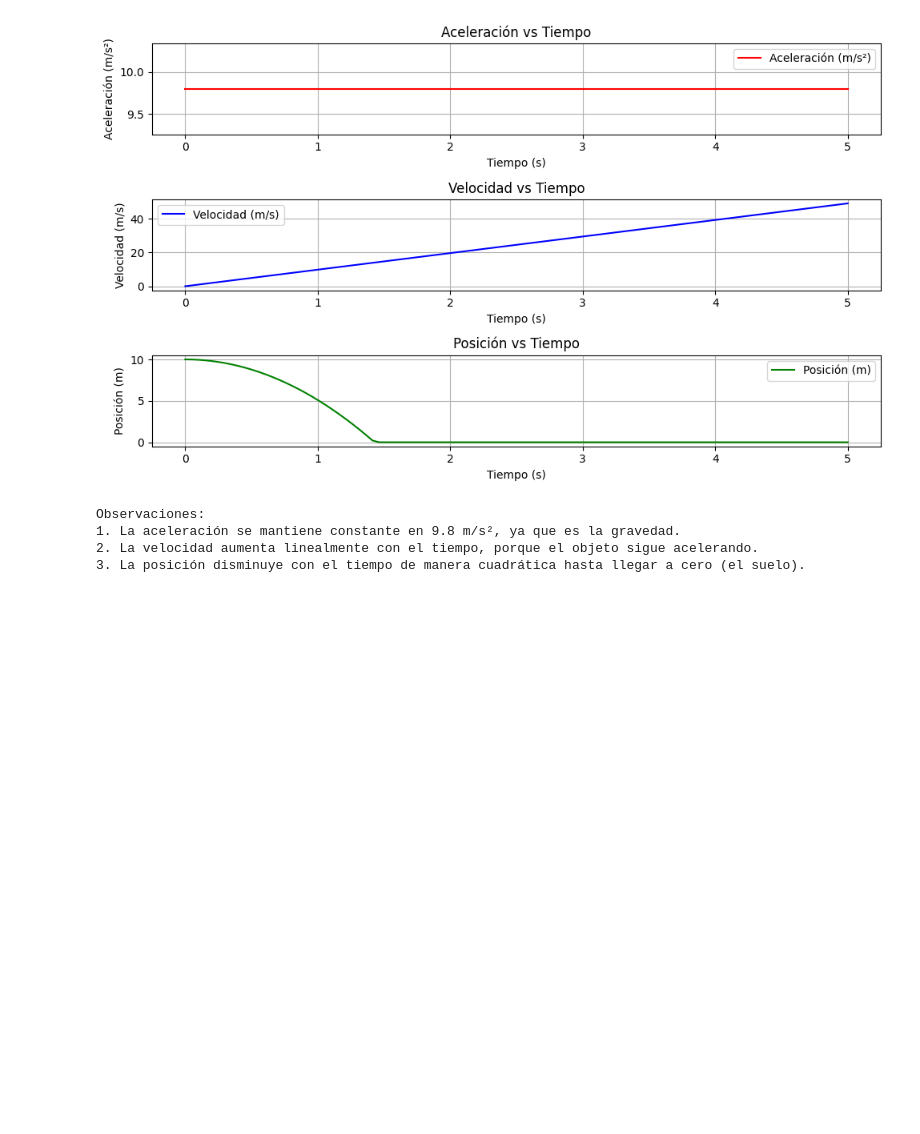
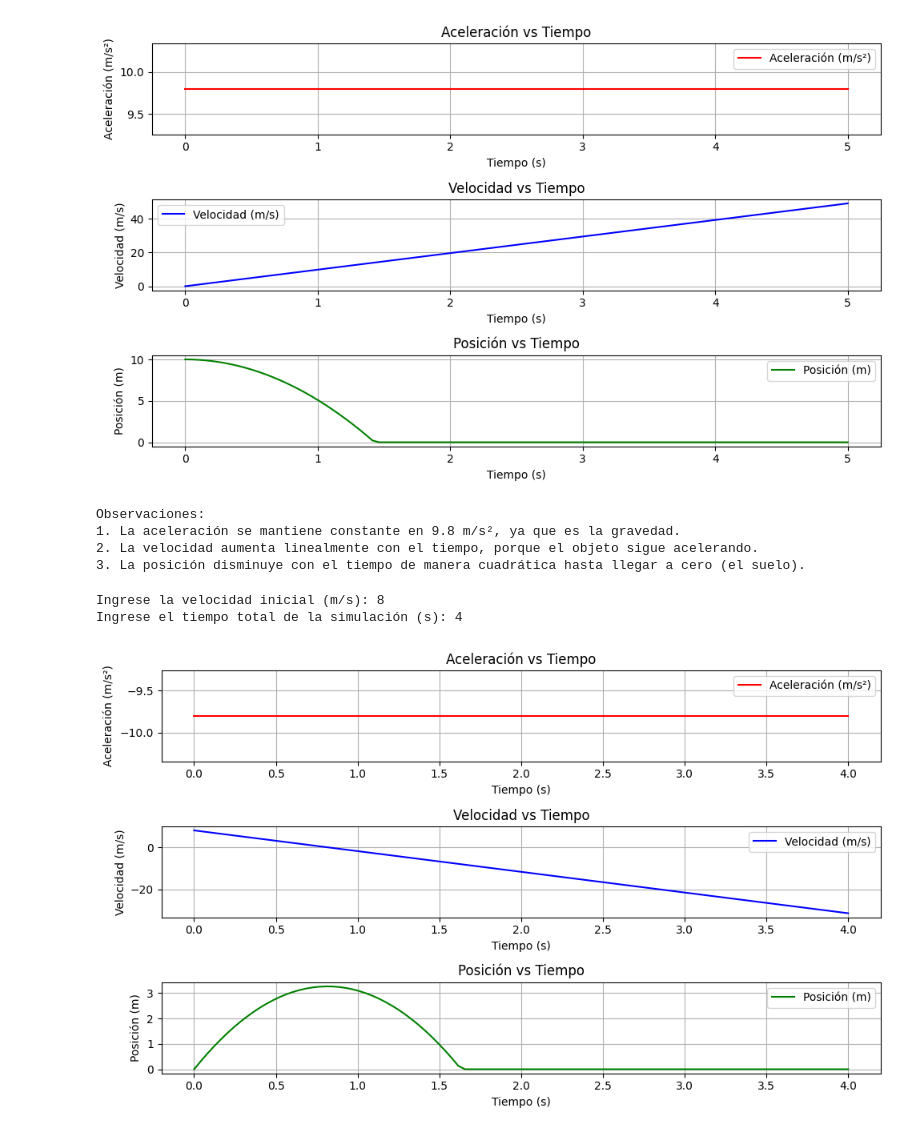
Before and after one commit to pauljosuemichel/TRABAJOS, a Jupyter notebook: Untitled1.ipynb, the cells around one changed output. Cells and saved outputs as stored; diff of their text form; code cells hidden in the pictures; blank space fills up the shorter version.

```diff
--- a/Untitled1.ipynb
+++ b/Untitled1.ipynb
@@ -206,3 +206,59 @@ Observaciones:
 1. La aceleración se mantiene constante en 9.8 m/s², ya que es la gravedad.
 2. La velocidad aumenta linealmente con el tiempo, porque el objeto sigue acelerando.
 3. La posición disminuye con el tiempo de manera cuadrática hasta llegar a cero (el suelo).
+# %%
+import numpy as np
+import matplotlib.pyplot as plt
+
+def tiro_vertical():
+    #Solicita datos por consola
+    v_inicial = float(input("Ingrese la velocidad inicial (m/s): "))
+    t_total = float(input("Ingrese el tiempo total de la simulación (s): "))
+
+    g = 9.8  # Gravedad
+    t = np.linspace(0, t_total, num=100)
+
+    # Calculo de aceleración, velocidad y posición
+    aceleracion = np.full_like(t, -g)  # Aceleración constante hacia abajo
+    velocidad = v_inicial - g * t
+    posicion = v_inicial * t - (0.5 * g * t**2)
+    posicion = np.maximum(posicion, 0)
+
+    # Grafico aceleración
+    plt.figure(figsize=(10, 6))
+    plt.subplot(3, 1, 1)
+    plt.plot(t, aceleracion, label='Aceleración (m/s²)', color='r')
+    plt.xlabel('Tiempo (s)')
+    plt.ylabel('Aceleración (m/s²)')
+    plt.title('Aceleración vs Tiempo')
+    plt.grid(True)
+    plt.legend()
+
+    # Grafico velocidad
+    plt.subplot(3, 1, 2)
+    plt.plot(t, velocidad, label='Velocidad (m/s)', color='b')
+    plt.xlabel('Tiempo (s)')
+    plt.ylabel('Velocidad (m/s)')
+    plt.title('Velocidad vs Tiempo')
+    plt.grid(True)
+    plt.legend()
+
+    # Grafico posición
+    plt.subplot(3, 1, 3)
+    plt.plot(t, posicion, label='Posición (m)', color='g')
+    plt.xlabel('Tiempo (s)')
+    plt.ylabel('Posición (m)')
+    plt.title('Posición vs Tiempo')
+    plt.grid(True)
+    plt.legend()
+
+    plt.tight_layout()
+    plt.show()
+
+
+if __name__ == "__main__":
+    tiro_vertical()
+# %% [output]
+Ingrese la velocidad inicial (m/s): 8
+Ingrese el tiempo total de la simulación (s): 4
+[figure, added]
```
